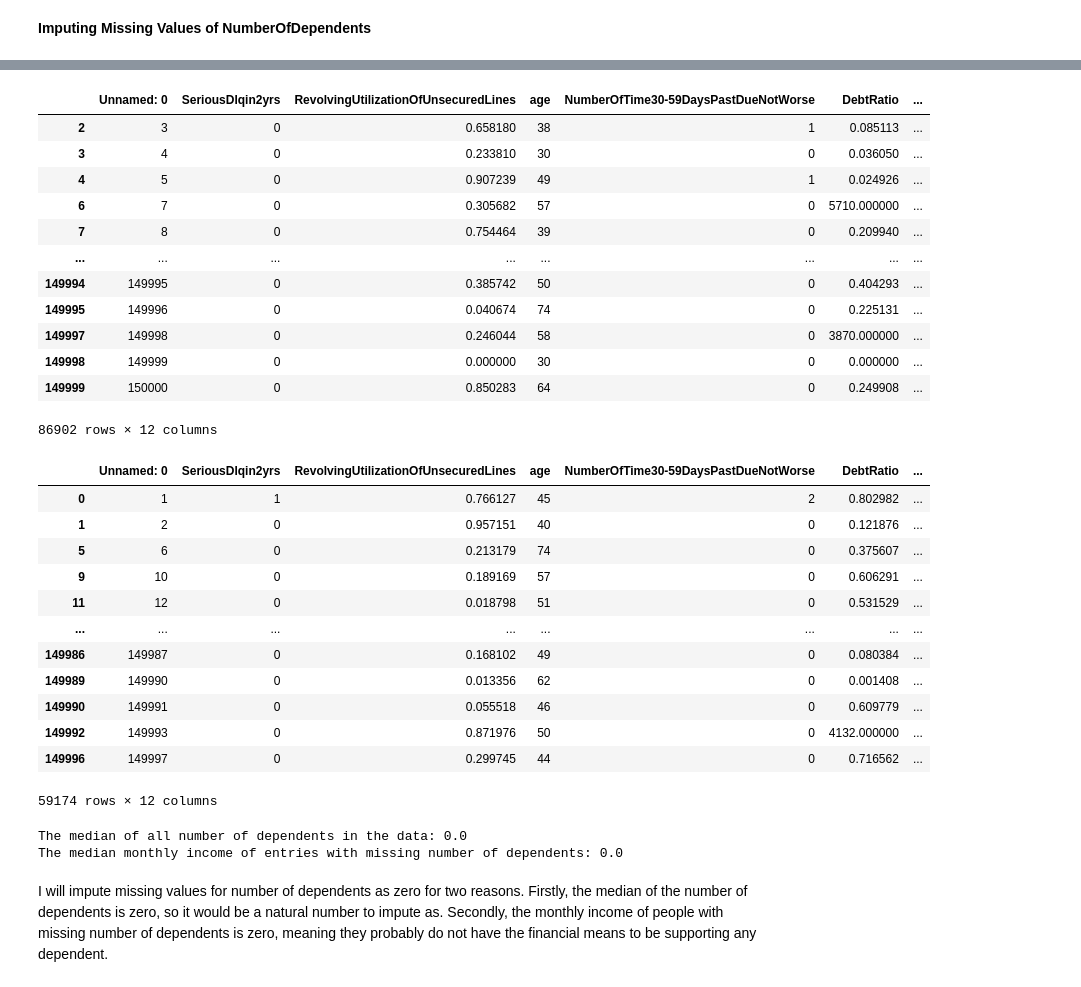
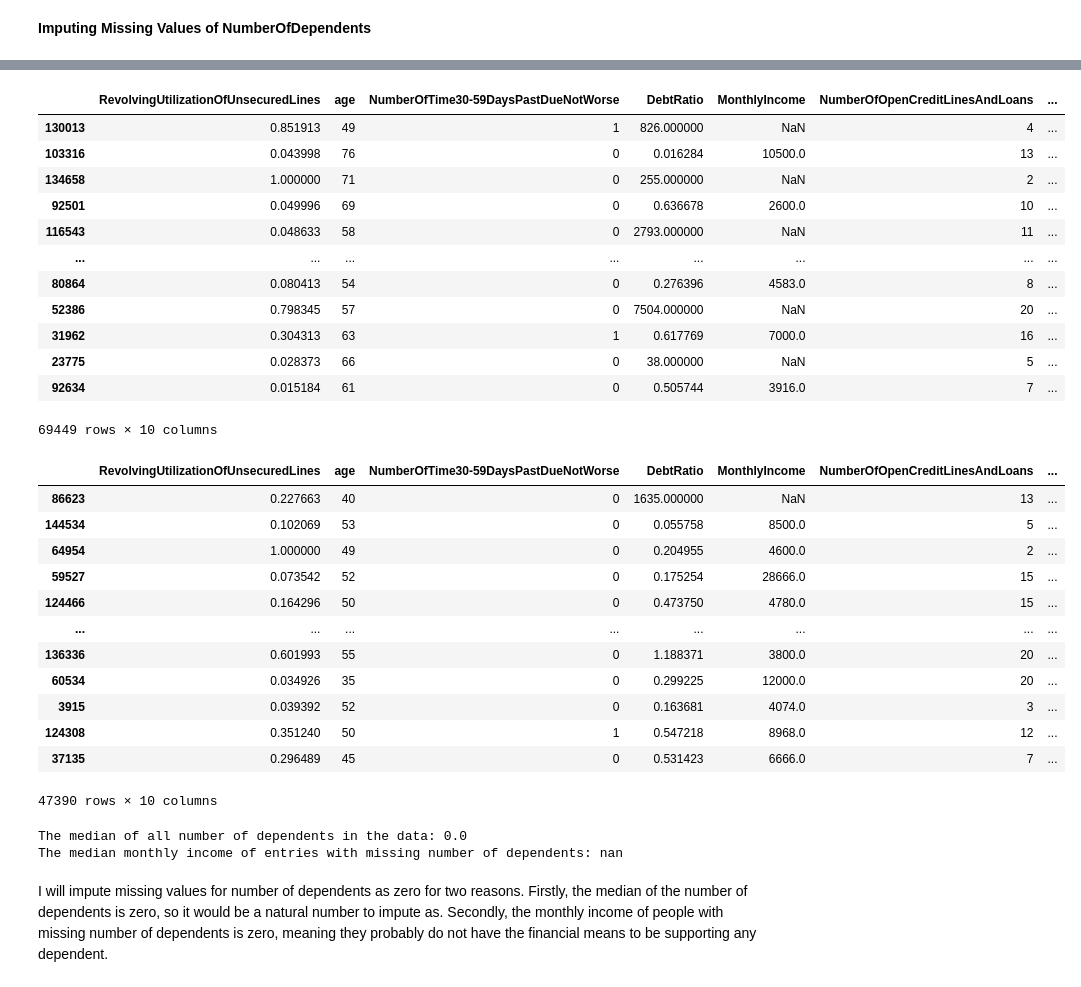
Before and after one commit to Daniel12581/Credit-Risk-Analysis, a Jupyter notebook: data_prep.ipynb, the cells around one changed output, grey strips where cells are left out. Cells and saved outputs as stored; diff of their text form; code cells hidden in the pictures.

Commit message:
Splitted the data into training and testing set at the beginning. Capped outliers using IQR method.

```diff
--- a/data_prep.ipynb
+++ b/data_prep.ipynb
@@ -22,0 +27,2 @@ df.head(10)
+# %%
+df.drop(columns = ["Unnamed: 0"], inplace = True)
@@ -23 +37,6 @@ df.head(10)
+# %%
+X = df.copy()
+y = X.pop('SeriousDlqin2yrs')
+
+X_train, X_test, y_train, y_test = train_test_split(X, y, test_size = 0.2, random_state = 20)
 # %%
@@ -149,40 +158,40 @@ df[df["NumberOfDependents"].isna()]
 # %%
-df[df["NumberOfDependents"] == 0]
+X_train[X_train["NumberOfDependents"] == 0]
 # %% [output]
-|  | Unnamed: 0 | SeriousDlqin2yrs | RevolvingUtilizationOfUnsecuredLines | age | NumberOfTime30-59DaysPastDueNotWorse | DebtRatio | ... |
-| 2 | 3 | 0 | 0.658180 | 38 | 1 | 0.085113 | ... |
-| 3 | 4 | 0 | 0.233810 | 30 | 0 | 0.036050 | ... |
-| 4 | 5 | 0 | 0.907239 | 49 | 1 | 0.024926 | ... |
-| 6 | 7 | 0 | 0.305682 | 57 | 0 | 5710.000000 | ... |
-| 7 | 8 | 0 | 0.754464 | 39 | 0 | 0.209940 | ... |
+|  | RevolvingUtilizationOfUnsecuredLines | age | NumberOfTime30-59DaysPastDueNotWorse | DebtRatio | MonthlyIncome | NumberOfOpenCreditLinesAndLoans | ... |
+| 130013 | 0.851913 | 49 | 1 | 826.000000 | NaN | 4 | ... |
+| 103316 | 0.043998 | 76 | 0 | 0.016284 | 10500.0 | 13 | ... |
+| 134658 | 1.000000 | 71 | 0 | 255.000000 | NaN | 2 | ... |
+| 92501 | 0.049996 | 69 | 0 | 0.636678 | 2600.0 | 10 | ... |
+| 116543 | 0.048633 | 58 | 0 | 2793.000000 | NaN | 11 | ... |
 | ... | ... | ... | ... | ... | ... | ... | ... |
-| 149994 | 149995 | 0 | 0.385742 | 50 | 0 | 0.404293 | ... |
-| 149995 | 149996 | 0 | 0.040674 | 74 | 0 | 0.225131 | ... |
-| 149997 | 149998 | 0 | 0.246044 | 58 | 0 | 3870.000000 | ... |
-| 149998 | 149999 | 0 | 0.000000 | 30 | 0 | 0.000000 | ... |
-| 149999 | 150000 | 0 | 0.850283 | 64 | 0 | 0.249908 | ... |
+| 80864 | 0.080413 | 54 | 0 | 0.276396 | 4583.0 | 8 | ... |
+| 52386 | 0.798345 | 57 | 0 | 7504.000000 | NaN | 20 | ... |
+| 31962 | 0.304313 | 63 | 1 | 0.617769 | 7000.0 | 16 | ... |
+| 23775 | 0.028373 | 66 | 0 | 38.000000 | NaN | 5 | ... |
+| 92634 | 0.015184 | 61 | 0 | 0.505744 | 3916.0 | 7 | ... |
-86902 rows × 12 columns
+69449 rows × 10 columns
 # %%
-df[(df["NumberOfDependents"] != 0) & (df["NumberOfDependents"].notna())]
+X_train[(X_train["NumberOfDependents"] != 0) & (X_train["NumberOfDependents"].notna())]
 # %% [output]
-|  | Unnamed: 0 | SeriousDlqin2yrs | RevolvingUtilizationOfUnsecuredLines | age | NumberOfTime30-59DaysPastDueNotWorse | DebtRatio | ... |
-| 0 | 1 | 1 | 0.766127 | 45 | 2 | 0.802982 | ... |
-| 1 | 2 | 0 | 0.957151 | 40 | 0 | 0.121876 | ... |
-| 5 | 6 | 0 | 0.213179 | 74 | 0 | 0.375607 | ... |
-| 9 | 10 | 0 | 0.189169 | 57 | 0 | 0.606291 | ... |
-| 11 | 12 | 0 | 0.018798 | 51 | 0 | 0.531529 | ... |
+|  | RevolvingUtilizationOfUnsecuredLines | age | NumberOfTime30-59DaysPastDueNotWorse | DebtRatio | MonthlyIncome | NumberOfOpenCreditLinesAndLoans | ... |
+| 86623 | 0.227663 | 40 | 0 | 1635.000000 | NaN | 13 | ... |
+| 144534 | 0.102069 | 53 | 0 | 0.055758 | 8500.0 | 5 | ... |
+| 64954 | 1.000000 | 49 | 0 | 0.204955 | 4600.0 | 2 | ... |
+| 59527 | 0.073542 | 52 | 0 | 0.175254 | 28666.0 | 15 | ... |
+| 124466 | 0.164296 | 50 | 0 | 0.473750 | 4780.0 | 15 | ... |
 | ... | ... | ... | ... | ... | ... | ... | ... |
-| 149986 | 149987 | 0 | 0.168102 | 49 | 0 | 0.080384 | ... |
-| 149989 | 149990 | 0 | 0.013356 | 62 | 0 | 0.001408 | ... |
-| 149990 | 149991 | 0 | 0.055518 | 46 | 0 | 0.609779 | ... |
-| 149992 | 149993 | 0 | 0.871976 | 50 | 0 | 4132.000000 | ... |
-| 149996 | 149997 | 0 | 0.299745 | 44 | 0 | 0.716562 | ... |
+| 136336 | 0.601993 | 55 | 0 | 1.188371 | 3800.0 | 20 | ... |
+| 60534 | 0.034926 | 35 | 0 | 0.299225 | 12000.0 | 20 | ... |
+| 3915 | 0.039392 | 52 | 0 | 0.163681 | 4074.0 | 3 | ... |
+| 124308 | 0.351240 | 50 | 1 | 0.547218 | 8968.0 | 12 | ... |
+| 37135 | 0.296489 | 45 | 0 | 0.531423 | 6666.0 | 7 | ... |
-59174 rows × 12 columns
+47390 rows × 10 columns
 # %%
-print(f"The median of all number of dependents in the data: {df['NumberOfDependents'].median()}")
-print(f"The median monthly income of entries with missing number of dependents: {df[df['NumberOfDependents'].isna()]['MonthlyIncome'].median()}")
+print(f"The median of all number of dependents in the data: {X_train['NumberOfDependents'].median()}")
+print(f"The median monthly income of entries with missing number of dependents: {X_train[X_train['NumberOfDependents'].isna()]['MonthlyIncome'].median()}")
 # %% [output]
 The median of all number of dependents in the data: 0.0
-The median monthly income of entries with missing number of dependents: 0.0
+The median monthly income of entries with missing number of dependents: nan
 # %% [markdown]
 I will impute missing values for number of dependents as zero for two reasons. Firstly, the median of the number of dependents is zero, so it would be a natural number to impute as. Secondly, the monthly income of people with missing number of dependents is zero, meaning they probably do not have the financial means to be supporting any dependent.
```
Also changed, not shown: parts of 24 cells of this notebook.
